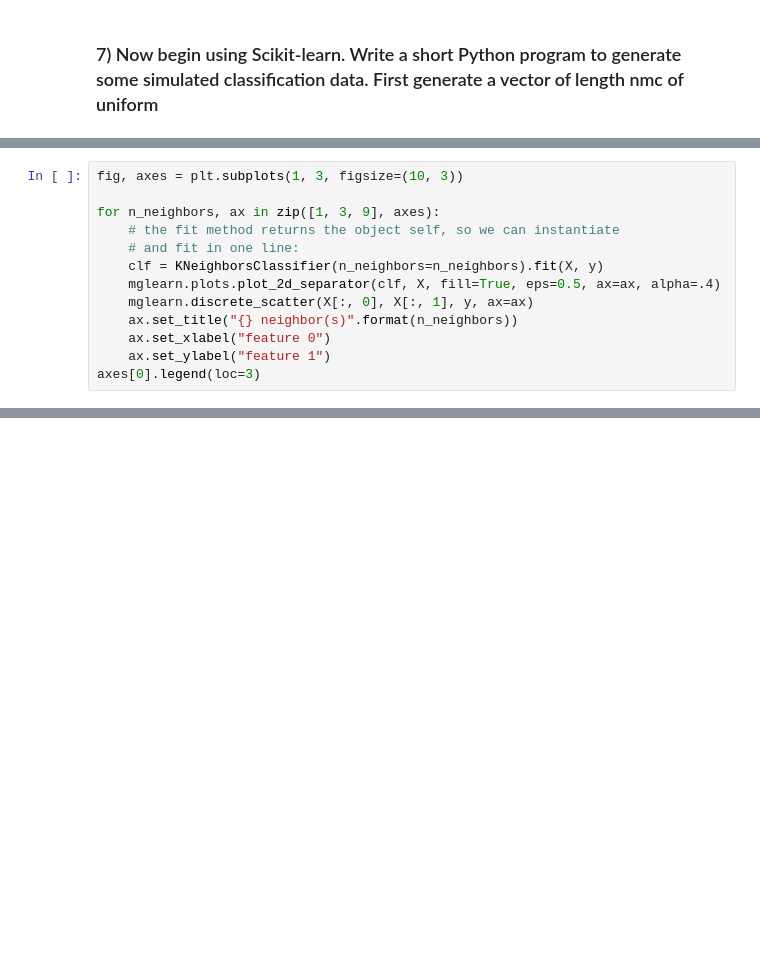
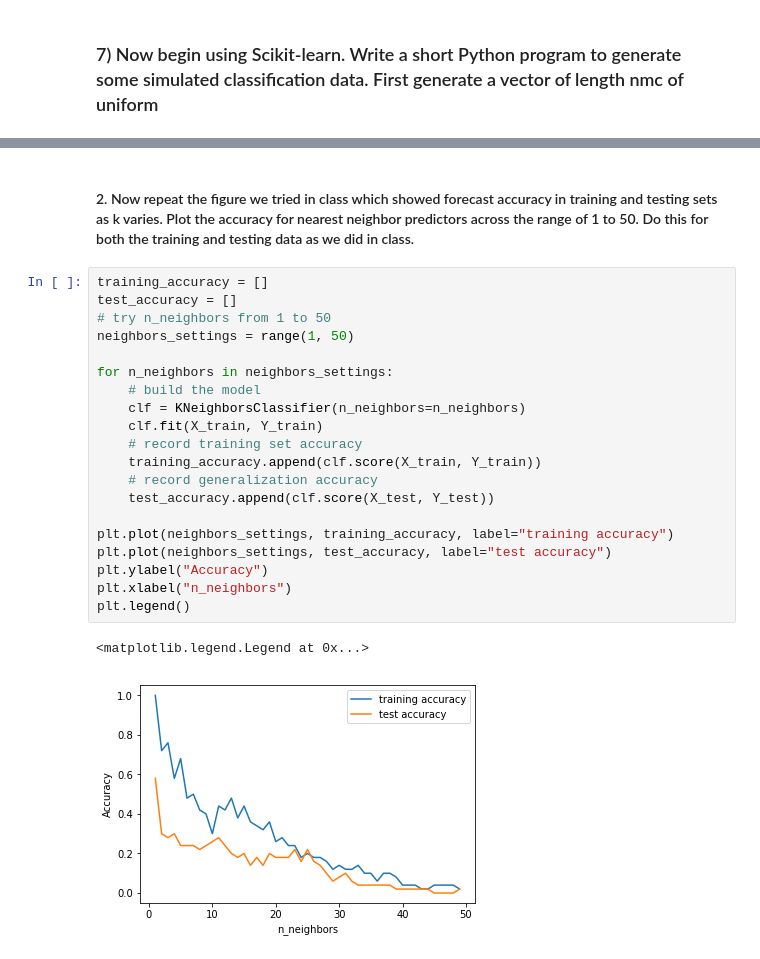
Before and after one commit to rfamg/Machine_Learning, a Jupyter notebook: Problem_set_1.ipynb, the cells around one changed output, grey strips where cells are left out. Cells and saved outputs as stored; diff of their text form; blank space fills up the shorter version.

```diff
--- a/Problem_set_1.ipynb
+++ b/Problem_set_1.ipynb
@@ -146,13 +143,0 @@ Test set accuracy: 0.48
-# %%
-fig, axes = plt.subplots(1, 3, figsize=(10, 3))
-
-for n_neighbors, ax in zip([1, 3, 9], axes):
-    # the fit method returns the object self, so we can instantiate
-    # and fit in one line:
-    clf = KNeighborsClassifier(n_neighbors=n_neighbors).fit(X, y)
-    mglearn.plots.plot_2d_separator(clf, X, fill=True, eps=0.5, ax=ax, alpha=.4)
-    mglearn.discrete_scatter(X[:, 0], X[:, 1], y, ax=ax)
-    ax.set_title("{} neighbor(s)".format(n_neighbors))
-    ax.set_xlabel("feature 0")
-    ax.set_ylabel("feature 1")
-axes[0].legend(loc=3)
@@ -160,0 +148,25 @@ NameError: name 'plt' is not defined
+# %% [markdown]
+#### 2. Now repeat the figure we tried in class which showed forecast accuracy in training and testing sets as k varies. Plot the accuracy for nearest neighbor predictors across the range of 1 to 50. Do this for both the training and testing data as we did in class.
+# %%
+training_accuracy = []
+test_accuracy = []
+# try n_neighbors from 1 to 50
+neighbors_settings = range(1, 50)
+
+for n_neighbors in neighbors_settings:
+    # build the model
+    clf = KNeighborsClassifier(n_neighbors=n_neighbors)
+    clf.fit(X_train, Y_train)
+    # record training set accuracy
+    training_accuracy.append(clf.score(X_train, Y_train))
+    # record generalization accuracy
+    test_accuracy.append(clf.score(X_test, Y_test))
+
+plt.plot(neighbors_settings, training_accuracy, label="training accuracy")
+plt.plot(neighbors_settings, test_accuracy, label="test accuracy")
+plt.ylabel("Accuracy")
+plt.xlabel("n_neighbors")
+plt.legend()
+# %% [output]
+<matplotlib.legend.Legend at 0x...>
+[figure, added]
```
Also changed, not shown: parts of 8 cells of this notebook.
